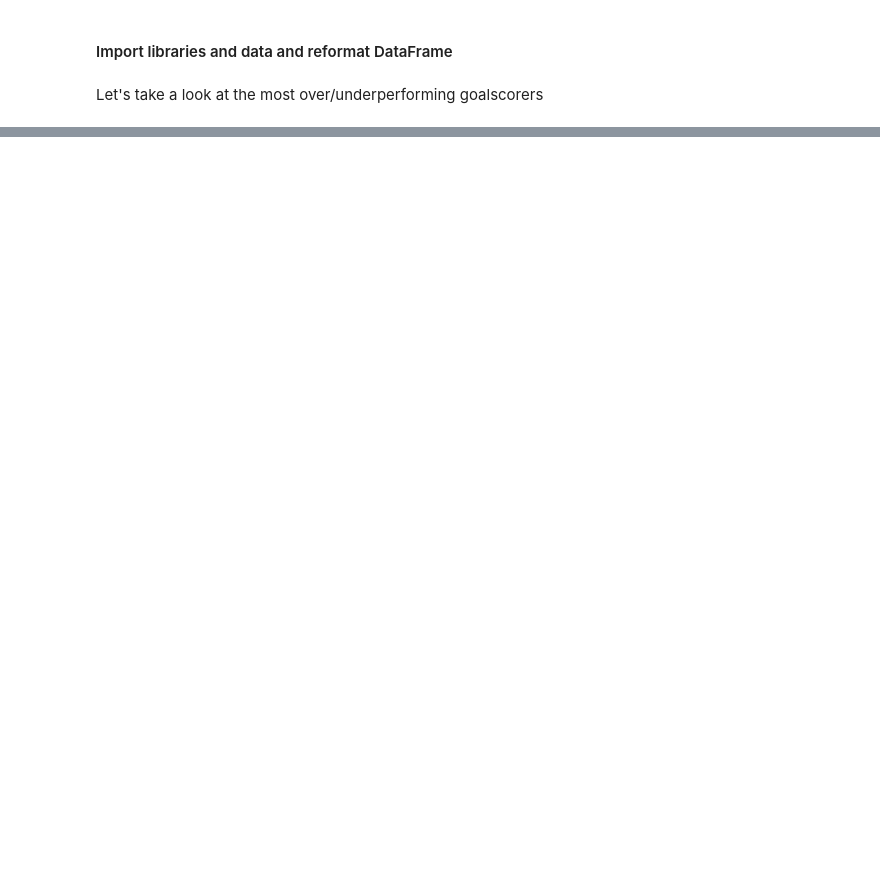
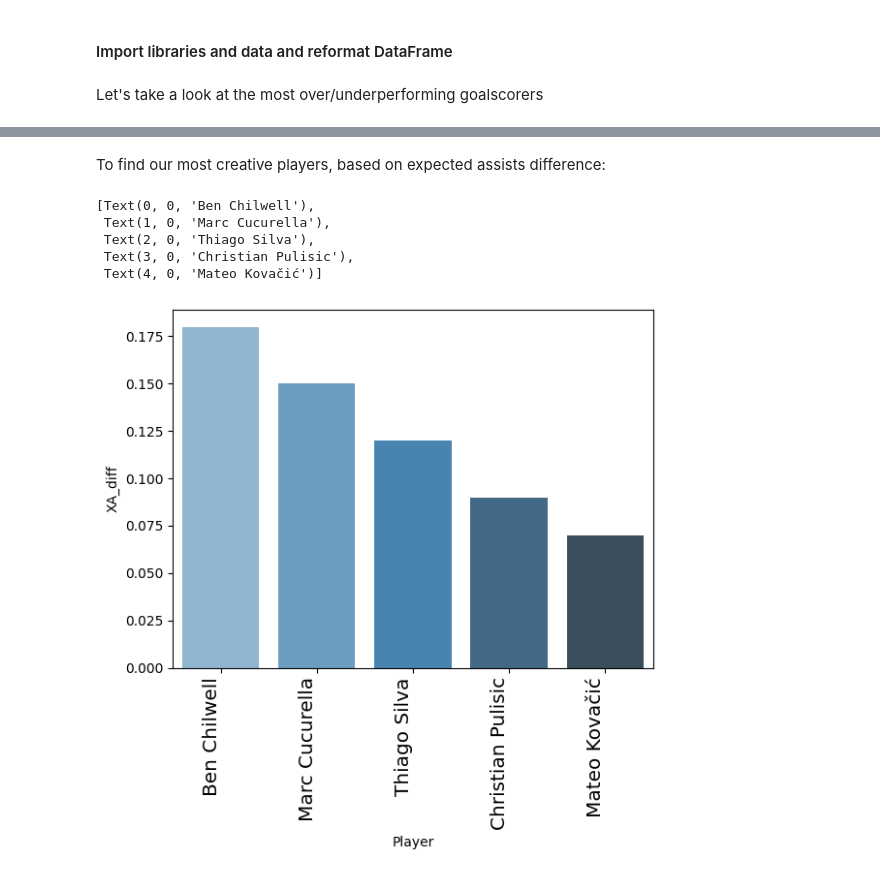
Before and after one commit to j-hussain/Chelsea-Analysis, a Jupyter notebook: notebook.ipynb, the cells around one changed output, grey strips where cells are left out. Drawn from its saved outputs; the diff is of its cells as text; code cells hidden in the pictures; blank space fills up the shorter version.

```diff
--- a/notebook.ipynb
+++ b/notebook.ipynb
@@ -60,0 +87,19 @@ sns.set_ylabel("xG difference")
+# %% [markdown]
+To find our most creative players, based on expected assists difference:
+# %%
+most_creative = df.sort_values('XA_diff', axis=0, ascending=False)[["Player", "XA_diff"]]
+chart = sns.barplot(x='Player', y='XA_diff', data=most_creative[:5], palette='Blues_d')
+chart.set_xticklabels(
+    chart.get_xticklabels(),
+    rotation=90,
+    horizontalalignment='right',
+    fontweight='light',
+    fontsize='x-large'
+)
+# %% [output]
+[Text(0, 0, 'Ben Chilwell'),
+ Text(1, 0, 'Marc Cucurella'),
+ Text(2, 0, 'Thiago Silva'),
+ Text(3, 0, 'Christian Pulisic'),
+ Text(4, 0, 'Mateo Kovačić')]
+[figure, added]
```
Also changed, not shown: parts of 8 cells of this notebook.
